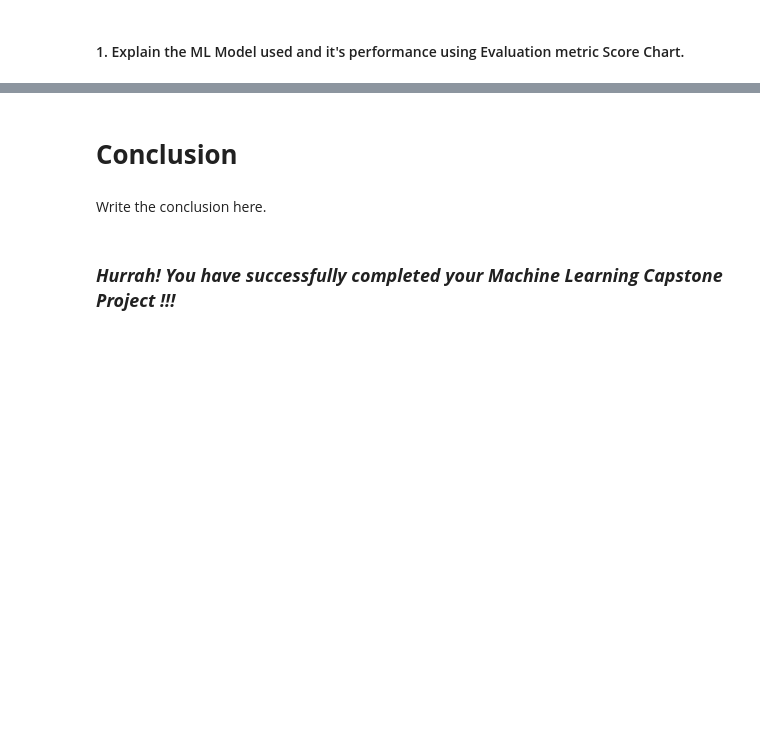
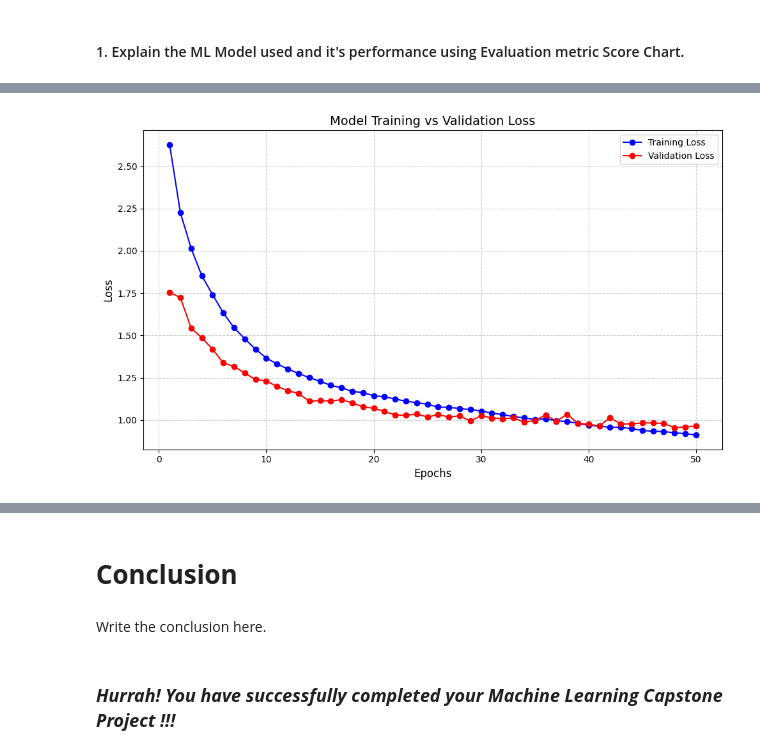
Before and after one commit to amol004/DeepFER-Facial-Emotion-Recognition-Using-Deep-Learning, a Jupyter notebook: DeepFER_Facial_Emotion_Recognition_Using_Deep_Learning.ipynb, the cells around one changed output, grey strips where cells are left out. Drawn from its saved outputs; the diff is of its cells as text; code cells hidden in the pictures; blank space fills up the shorter version.

```diff
--- a/DeepFER_Facial_Emotion_Recognition_Using_Deep_Learning.ipynb
+++ b/DeepFER_Facial_Emotion_Recognition_Using_Deep_Learning.ipynb
@@ -998,0 +955,25 @@ Answer Here.
+# %%
+import matplotlib.pyplot as plt
+
+# Extract loss values from the history object
+train_loss = training_history.history['loss']
+val_loss = training_history.history['val_loss']
+epochs = range(1, len(train_loss) + 1)
+
+# Create the plot
+plt.figure(figsize=(10, 6))
+plt.plot(epochs, train_loss, 'bo-', label='Training Loss')
+plt.plot(epochs, val_loss, 'ro-', label='Validation Loss')
+
+# Formatting the chart
+plt.title('Model Training vs Validation Loss', fontsize=14)
+plt.xlabel('Epochs', fontsize=12)
+plt.ylabel('Loss', fontsize=12)
+plt.legend()
+plt.grid(True, linestyle='--', alpha=0.6)
+
+# Display the plot
+plt.tight_layout()
+plt.show()
+# %% [output]
+[figure, added]
```
Also changed, not shown: parts of 46 cells of this notebook.
